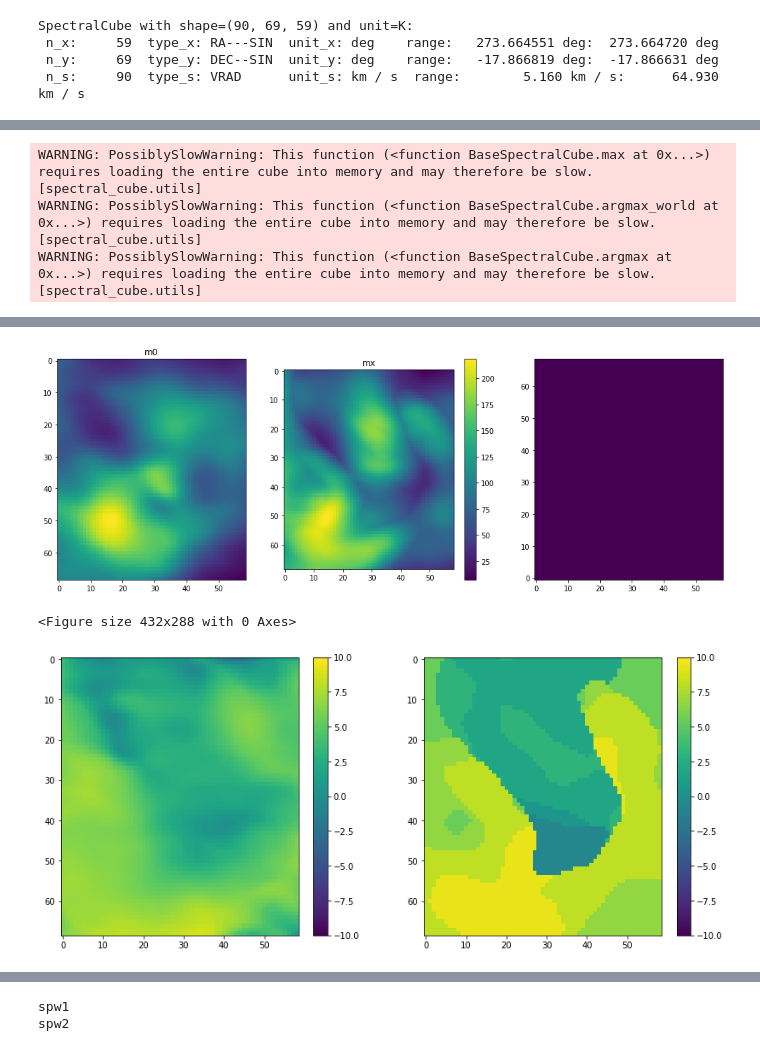
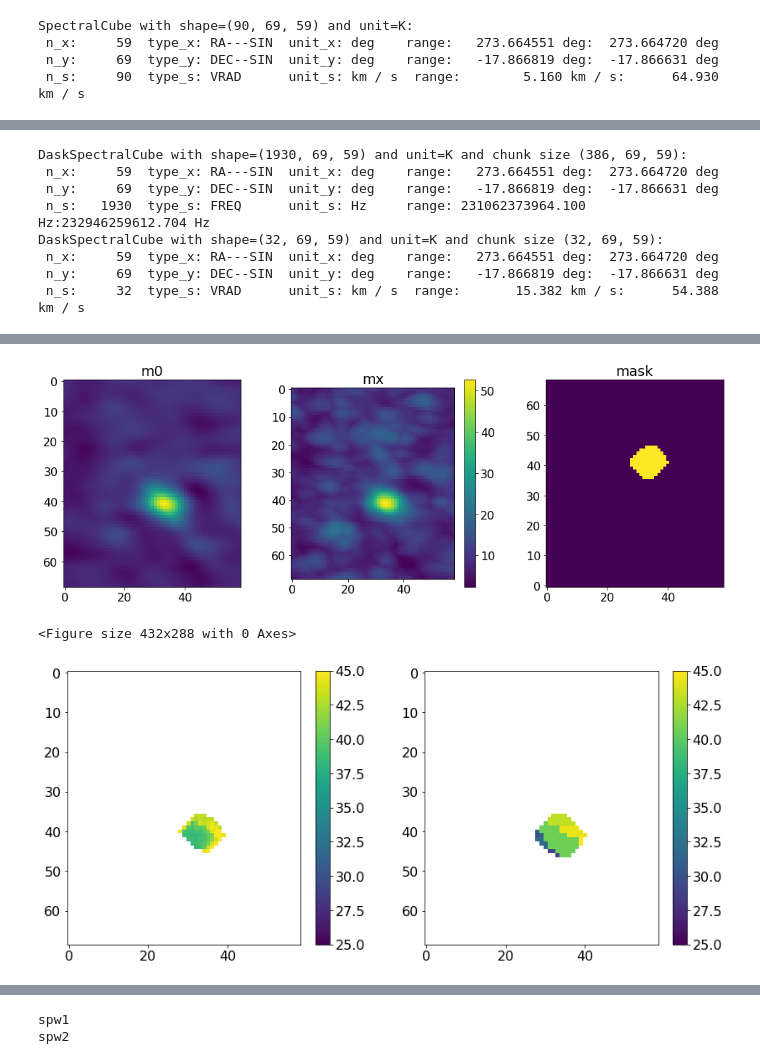
Before and after one commit to keflavich/saltmining, a Jupyter notebook: notebooks/SanhuezaW33.ipynb, the cells around one changed output, grey strips where cells are left out. Saved outputs shown, nothing was run; the diff lists cells and outputs as text; code cells hidden in the pictures.

```diff
--- a/notebooks/SanhuezaW33.ipynb
+++ b/notebooks/SanhuezaW33.ipynb
@@ -170,6 +176,6 @@ DaskVaryingResolutionSpectralCube with shape=(3860, 200, 193) and unit=Jy / beam
  n_s:   3860  type_s: FREQ      unit_s: Hz     range: 219062159100.800 Hz:220946533055.454 Hz
 # %%
 cbflist = sorted((glob.glob('W33A.config8.spw[0-3].robust0.5.image_cb_smaller.fits')))
-cubes = [SpectralCube.read(fn).subcube_from_regions(regsm) for fn in cbflist]
+cubes = [SpectralCube.read(fn, use_dask=True).subcube_from_regions(regsm) for fn in cbflist]
 cubes
 # %% [output]
@@ -325,9 +342,15 @@ WARNING: PossiblySlowWarning: This function (<function BaseSpectralCube.argmax a
 # %%
 # try creating a vmap based on another line (water)
-restval = 232.3929*u.GHz
-cube = [c for c in cubes if (c.spectral_extrema[0] < restval) & (c.spectral_extrema[1] > restval)][0]
-
-scube = cube.subcube_from_regions(regsm).with_spectral_unit(u.km/u.s, velocity_convention='radio', rest_value=restval).spectral_slab(-20*u.km/u.s, 20*u.km/u.s)
+restval = 232.6867*u.GHz # 'H2Ov2=1_5(5,0)-6(4,3)':
+cube = [c for c in cubes if (c.with_spectral_unit(u.GHz).spectral_extrema[0] < restval) & (c.with_spectral_unit(u.GHz).spectral_extrema[1] > restval)][0]
+print(cube)
+scube = (cube.subcube_from_regions(regsm)
+         .with_spectral_unit(u.GHz)
+         .with_spectral_unit(u.km/u.s,
+                             velocity_convention='radio',
+                             rest_value=restval)
+         .spectral_slab(-20*u.km/u.s+vcen, 20*u.km/u.s+vcen))
+print(scube)
 pl.figure(figsize=(14,5))
 pl.subplot(1,3,1)
 m0 = scube.moment0()
@@ -340,30 +363,42 @@ mx.quicklook()
 pl.title("mx")
 pl.colorbar()
 pl.subplot(1,3,3)
-msk = mx > 0.00016*mx.unit
+msk = mx > 35*u.K
 msk = scipy.ndimage.binary_erosion(msk, iterations=1)
-msk = scipy.ndimage.binary_dilation(msk, iterations=5)
+msk = scipy.ndimage.binary_dilation(msk, iterations=3)
 pl.imshow(msk, interpolation='none', origin='lower')
+pl.title('mask')
 pl.tight_layout()
 pl.figure()
 
+from dask_image.ndmorph import binary_dilation, binary_erosion
+m3d = (scube > 30*u.K).include()
+m3d = binary_erosion(m3d, iterations=1)
+m3d = binary_dilation(m3d, iterations=2)
+m3d = m3d.compute()
 
-m1 = scube.with_mask(msk).with_mask(scube > 0.0005*stackc.unit).moment1()
+m1 = scube.with_mask(msk).with_mask(m3d).moment1()
+m0m = scube.with_mask(msk).with_mask(m3d).moment0()
 pl.figure(figsize=(14,6))
 ax1 = pl.subplot(1,2,1)
-im = ax1.imshow(m1.value, vmin=-10, vmax=10)
+im = ax1.imshow(m1.value, vmin=vcen.value-10, vmax=vcen.value+10)
 pl.colorbar(mappable=im)
 mxv = scube.with_mask(msk).argmax_world(axis=0)
 pl.subplot(1,2,2)
-pl.imshow(mxv.value, vmin=-10, vmax=10)
+pl.imshow(mxv.value, vmin=vcen.value-10, vmax=vcen.value+10)
 pl.colorbar()
 
+#pl.figure()
+#pl.imshow(m0m.value)
+#m0m.hdu.writeto('water_masked_moment0.fits', overwrite=True)
 
-vmap = mxv.hdu
 vmap = m1.hdu
-# the rest value selected above was just the line center; we need to assume it's really 35 km/s off
-vmap.data = vmap.data + 35
 # %% [output]
-WARNING: PossiblySlowWarning: This function (<function BaseSpectralCube.max at 0x...>) requires loading the entire cube into memory and may therefore be slow. [spectral_cube.utils]
-WARNING: PossiblySlowWarning: This function (<function BaseSpectralCube.argmax_world at 0x...>) requires loading the entire cube into memory and may therefore be slow. [spectral_cube.utils]
-WARNING: PossiblySlowWarning: This function (<function BaseSpectralCube.argmax at 0x...>) requires loading the entire cube into memory and may therefore be slow. [spectral_cube.utils]
+DaskSpectralCube with shape=(1930, 69, 59) and unit=K and chunk size (386, 69, 59):
+ n_x:     59  type_x: RA---SIN  unit_x: deg    range:   273.664551 deg:  273.664720 deg
+ n_y:     69  type_y: DEC--SIN  unit_y: deg    range:   -17.866819 deg:  -17.866631 deg
+ n_s:   1930  type_s: FREQ      unit_s: Hz     range: 231062373964.100 Hz:232946259612.704 Hz
+DaskSpectralCube with shape=(32, 69, 59) and unit=K and chunk size (32, 69, 59):
+ n_x:     59  type_x: RA---SIN  unit_x: deg    range:   273.664551 deg:  273.664720 deg
+ n_y:     69  type_y: DEC--SIN  unit_y: deg    range:   -17.866819 deg:  -17.866631 deg
+ n_s:     32  type_s: VRAD      unit_s: km / s  range:       15.382 km / s:      54.388 km / s
@@ -370,6 +406,6 @@ WARNING: PossiblySlowWarning: This function (<function BaseSpectralCube.argmax a
-[figure, old version]
+[figure, new version]
-<Figure size 432x288 with 0 Axes>
+<Figure size 432x288 with 0 Axes>
-[figure, old version]
+[figure, new version]
 # %%
 import sys
 sys.path.append('/orange/adamginsburg/salt/code/')
```
Also changed, not shown: parts of 10 cells of this notebook, 3 other files.
